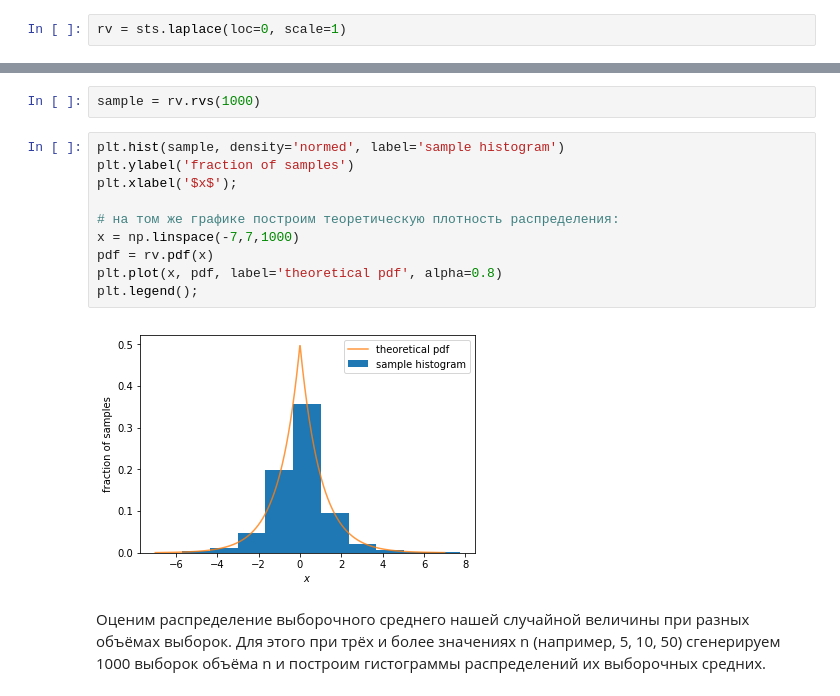
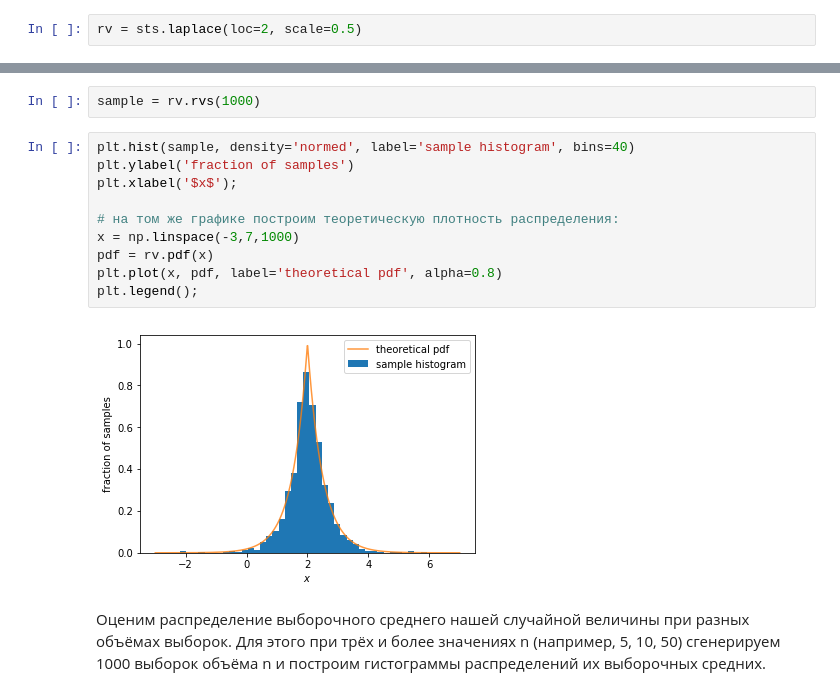
Before and after one commit to kcostya/mipt, a Jupyter notebook: mathematics-and-python/week_4/hw_w4.ipynb, the cells around one changed output, grey strips where cells are left out. Drawn from its saved outputs; the diff is of its cells as text.

```diff
--- a/mathematics-and-python/week_4/hw_w4.ipynb
+++ b/mathematics-and-python/week_4/hw_w4.ipynb
@@ -13,23 +13,23 @@ import scipy.stats as sts
 # %% [markdown]
 Выбираем любимое непрерывное распределение. Для целей данного задания подойдет <a href='https://ru.wikipedia.org/wiki/%D0%A0%D0%B0%D1%81%D0%BF%D1%80%D0%B5%D0%B4%D0%B5%D0%BB%D0%B5%D0%BD%D0%B8%D0%B5_%D0%9B%D0%B0%D0%BF%D0%BB%D0%B0%D1%81%D0%B0'>распределение Лапласа</a>.<br>
 # %%
-rv = sts.laplace(loc=0, scale=1)
+rv = sts.laplace(loc=2, scale=0.5)
 # %% [markdown]
 Сгенерируем выборку объёма 1000, построим гистограмму выборки и нарисуем поверх неё теоретическую плотность распределения случайной величины.
 # %%
 sample = rv.rvs(1000)
 # %%
-plt.hist(sample, density='normed', label='sample histogram')
+plt.hist(sample, density='normed', label='sample histogram', bins=40)
 plt.ylabel('fraction of samples')
 plt.xlabel('$x$');
 
 # на том же графике построим теоретическую плотность распределения:
-x = np.linspace(-7,7,1000)
+x = np.linspace(-3,7,1000)
 pdf = rv.pdf(x)
 plt.plot(x, pdf, label='theoretical pdf', alpha=0.8)
 plt.legend();
 # %% [output]
-[figure, old version]
+[figure, new version]
 # %% [markdown]
 Оценим распределение выборочного среднего нашей случайной величины при разных объёмах выборок. Для этого при трёх и более значениях n (например, 5, 10, 50) сгенерируем 1000 выборок объёма n и построим гистограммы распределений их выборочных средних.
 # %%
```
Also changed, not shown: parts of 6 cells of this notebook, 5 other files.
